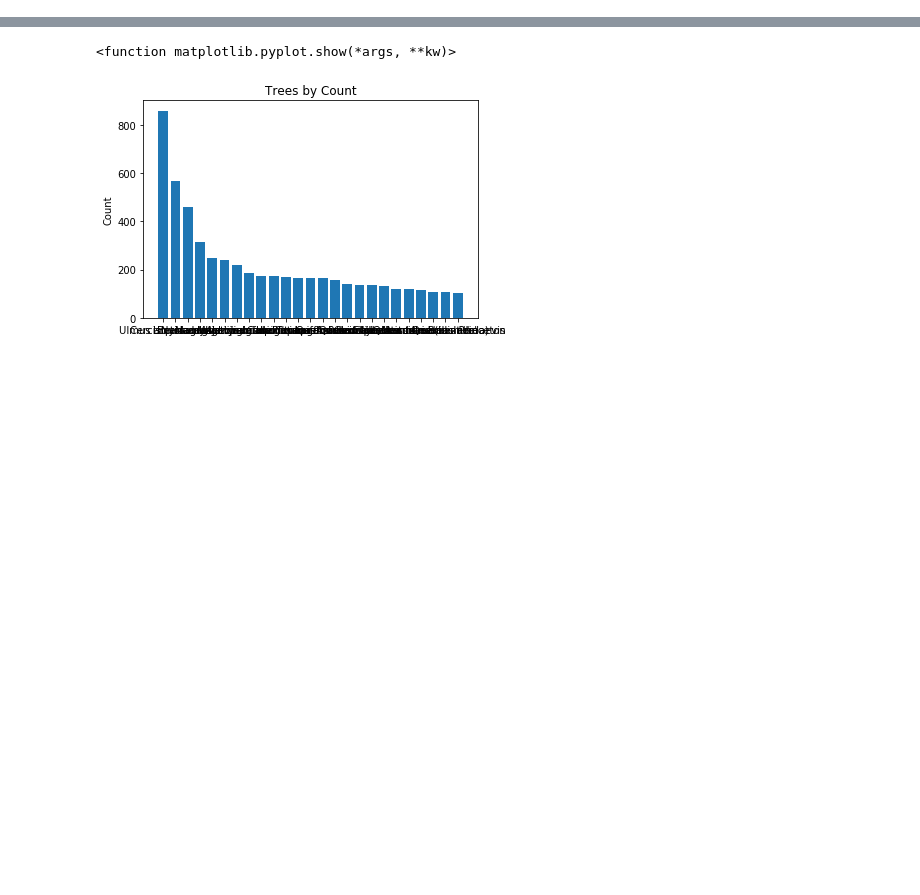
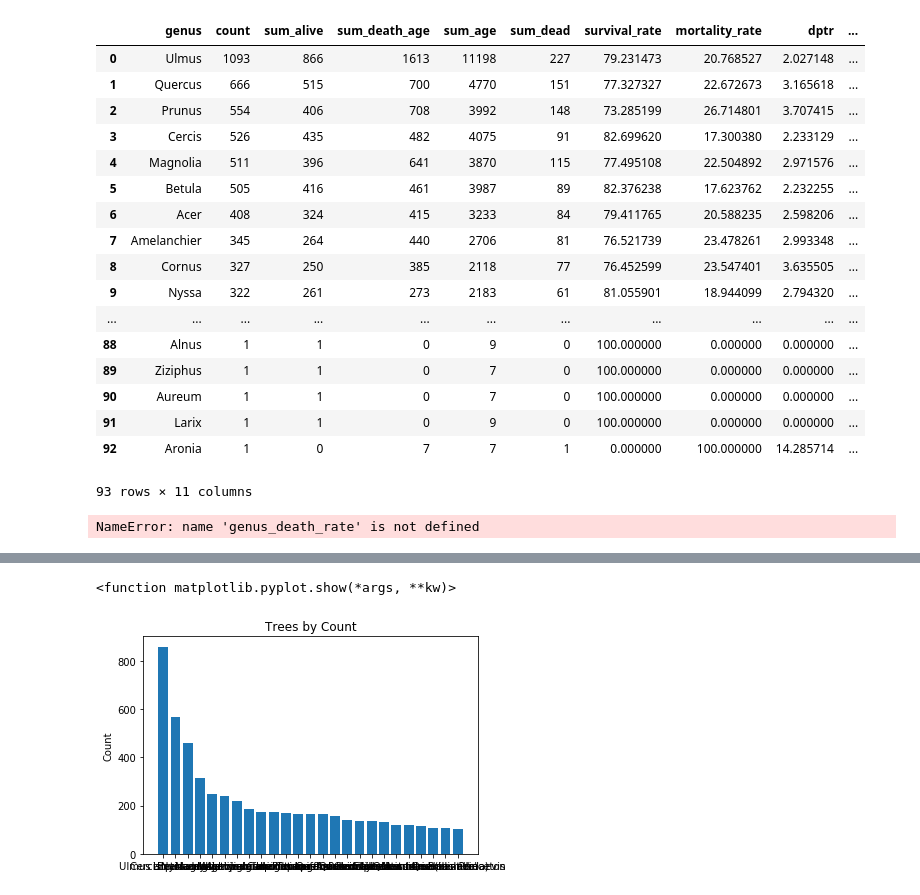
Before and after one commit to Travis-Volpe/Survival-Study-Data-Analysis-, a Jupyter notebook: SurvivalStudyDataAnalysis/Code/Descriptive Statistics & Vizualizations .ipynb, the cells around one changed output, grey strips where cells are left out. Cells and saved outputs as stored; diff of their text form; code cells hidden in the pictures; blank space fills up the shorter version.

```diff
--- a/SurvivalStudyDataAnalysis/Code/Descriptive Statistics & Vizualizations .ipynb
+++ b/SurvivalStudyDataAnalysis/Code/Descriptive Statistics & Vizualizations .ipynb
@@ -79,0 +98,64 @@ topSciNames
+# %%
+#ss = ss17
+#ss = ss18_nosca
+#ss = ss18
+
+genus_counts = ss.db_Genus.value_counts().rename_axis('db_Genus').reset_index(name='counts')
+
+genus_group = ss.groupby(['db_Genus'])
+genus_sum = genus_group.sum()
+genus_sum_drop = genus_sum.drop(['DBH', 'DBH1', 'DBH2', 'DBH3', 'DBH4', 'TotalHeigh',
+                'Width_NS', 'Width_EW', 'CrownBase',  'Death_Yr'],
+                  axis=1)
+
+
+genus_merge = pd.merge(genus_counts, genus_sum_drop, on='db_Genus')
+
+genus_merge.rename(columns ={'db_Genus':'genus', 'counts':'count', 'isAlive':'sum_alive','Death_Age':'sum_death_age', 'Age':'sum_age'}, inplace = True)
+genus_merge['sum_dead'] = genus_merge['count'] - genus_merge['sum_alive']
+
+# Surivial Rate
+genus_merge['survival_rate'] = genus_merge['sum_alive']/genus_merge['count'] * 100
+
+# Mortaility Rate
+genus_merge['mortality_rate'] = genus_merge['sum_dead']/genus_merge['count'] * 100
+
+# Death per Tree Year - the number of trees in a group that have died divided by the number of years all trees in
+# that group have been in the ground
+genus_merge['dptr'] = genus_merge['sum_dead']/genus_merge['sum_age'] * 100
+genus_merge['dpty'] = (genus_merge['count'] * genus_merge['dptr']) / 100
+
+genus_merge['projected_age']= genus_merge['sum_alive']/genus_merge['dpty']
+
+genus_merge
+
+#with pd.option_context('display.max_rows', None, 'display.max_columns', None):
+#    print(genus_merge)
+# %% [output]
+|  | genus | count | sum_alive | sum_death_age | sum_age | sum_dead | survival_rate | mortality_rate | dptr | ... |
+| 0 | Ulmus | 1093 | 866 | 1613 | 11198 | 227 | 79.231473 | 20.768527 | 2.027148 | ... |
+| 1 | Quercus | 666 | 515 | 700 | 4770 | 151 | 77.327327 | 22.672673 | 3.165618 | ... |
+| 2 | Prunus | 554 | 406 | 708 | 3992 | 148 | 73.285199 | 26.714801 | 3.707415 | ... |
+| 3 | Cercis | 526 | 435 | 482 | 4075 | 91 | 82.699620 | 17.300380 | 2.233129 | ... |
+| 4 | Magnolia | 511 | 396 | 641 | 3870 | 115 | 77.495108 | 22.504892 | 2.971576 | ... |
+| 5 | Betula | 505 | 416 | 461 | 3987 | 89 | 82.376238 | 17.623762 | 2.232255 | ... |
+| 6 | Acer | 408 | 324 | 415 | 3233 | 84 | 79.411765 | 20.588235 | 2.598206 | ... |
+| 7 | Amelanchier | 345 | 264 | 440 | 2706 | 81 | 76.521739 | 23.478261 | 2.993348 | ... |
+| 8 | Cornus | 327 | 250 | 385 | 2118 | 77 | 76.452599 | 23.547401 | 3.635505 | ... |
+| 9 | Nyssa | 322 | 261 | 273 | 2183 | 61 | 81.055901 | 18.944099 | 2.794320 | ... |
+| ... | ... | ... | ... | ... | ... | ... | ... | ... | ... | ... |
+| 88 | Alnus | 1 | 1 | 0 | 9 | 0 | 100.000000 | 0.000000 | 0.000000 | ... |
+| 89 | Ziziphus | 1 | 1 | 0 | 7 | 0 | 100.000000 | 0.000000 | 0.000000 | ... |
+| 90 | Aureum | 1 | 1 | 0 | 7 | 0 | 100.000000 | 0.000000 | 0.000000 | ... |
+| 91 | Larix | 1 | 1 | 0 | 9 | 0 | 100.000000 | 0.000000 | 0.000000 | ... |
+| 92 | Aronia | 1 | 0 | 7 | 7 | 1 | 0.000000 | 100.000000 | 14.285714 | ... |
+93 rows × 11 columns
+# %%
+genus_dr = genus_death_rate
+#gnus_dr = pd.DataFrame({'db_Genus':genus_dr.index, 'death_rate':genus_dr.values})
+#genus_dr = pd.DataFrame(data=genus_death_rate, index=db_Genus, columns=['death_rate'], dtype=None, copy=False)
+genus_dr = pd.DataFrame(genus_dr).reset_index()
+genus_dr.columns = ['db_Genus', 'death_rate']
+genus_dr
+# %% [output]
+NameError: name 'genus_death_rate' is not defined
```
Also changed, not shown: parts of 18 cells of this notebook, 2 other files.
